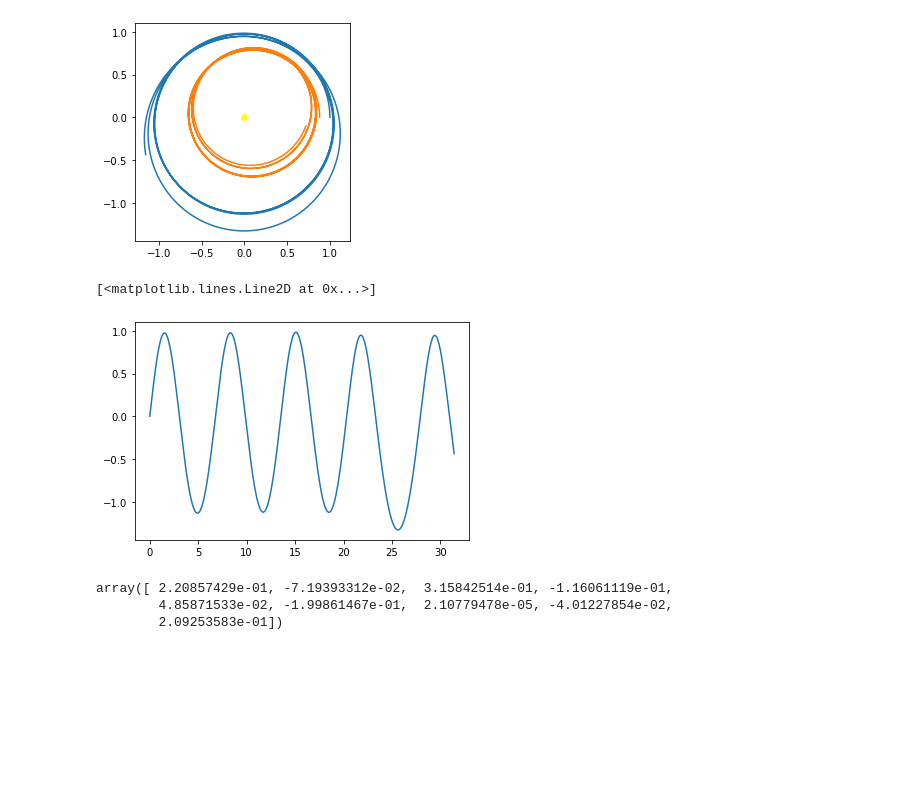
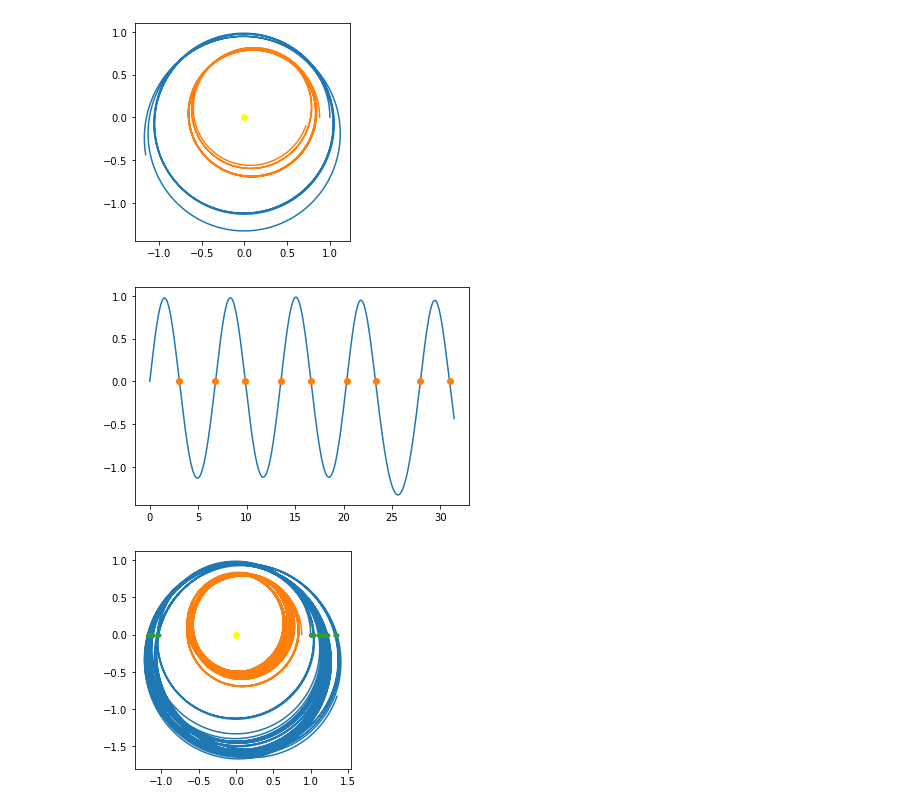
Before and after one commit to richmf/Fisica-Computacional-clases, a Jupyter notebook: Mapeo Poincare.ipynb, the cells around one changed output. Saved outputs shown, nothing was run; the diff lists cells and outputs as text; code cells hidden in the pictures; blank space fills up the shorter version.

```diff
--- a/Mapeo Poincare.ipynb
+++ b/Mapeo Poincare.ipynb
@@ -36,24 +36,23 @@ gca().set_aspect('equal')
 show()
 # %% [output]
 [figure]
-# %%
-plot(t,mov_planetario.sol(t)[1])
-# %% [output]
-[<matplotlib.lines.Line2D at 0x...>]
-[figure, removed]
-# %%
-def mapeo(func,t_span,ind,N):
-    # N es el numero de raices a obtener
-    filtro , j = np.zeros(N) , 0
-    t = linspace(t_span[0],t_span[1],10*N)
-    for i in range(len(t)-1):
-        if func.sol(t[i])[ind]*func.sol(t[i+1])[ind] < 0 and j < N:
-            filtro[j] = func.sol(t[i])[ind]
-            j += 1
-    return filtro
-# %%
-mapeo(mov_planetario,ti_tf,1,9)
-# %% [output]
-array([ 2.20857429e-01, -7.19393312e-02,  3.15842514e-01, -1.16061119e-01,
-        4.85871533e-02, -1.99861467e-01,  2.10779478e-05, -4.01227854e-02,
-        2.09253583e-01])
+# %%
+def mapeo(func,t_span,ind,N):
+    # N es el numero de raices a obtener
+    raices , j = np.zeros(N) , 0
+    t = linspace(t_span[0],t_span[1],10*N)
+    for i in range(len(t)-1):
+        if func.sol(t[i])[ind]*func.sol(t[i+1])[ind] < 0 and j < N:
+            raices[j] = t[i]
+            j += 1
+    for i in range(N):
+        raices[i] = newton(lambda t: mov_planetario.sol(t)[ind],raices[i])
+    return raices
+# %%
+t_raiz = mapeo(mov_planetario,ti_tf,1,9)
+# %%
+plot(t,mov_planetario.sol(t)[1])
+plot(t_raiz,np.zeros(len(t_raiz)),'o')
+show()
+# %% [output]
+[figure, added]
@@ -59,0 +65,11 @@ array([ 2.20857429e-01, -7.19393312e-02,  3.15842514e-01, -1.16061119e-01,
+# %%
+t = linspace(ti_tf[0],ti_tf[1],5000)
+plot(mov_planetario.sol(t)[0],mov_planetario.sol(t)[1],label="Tierra")
+plot(mov_planetario.sol(t)[4],mov_planetario.sol(t)[5],label="Planetoide")
+plot(mov_planetario.sol(t_raiz)[0],mov_planetario.sol(t_raiz)[1],'.',label="Tierra")
+
+plot([0],[0],'o',color='yellow')
+gca().set_aspect('equal')
+show()
+# %% [output]
+[figure, added]
```
Also changed, not shown: parts of 1 cell of this notebook.
